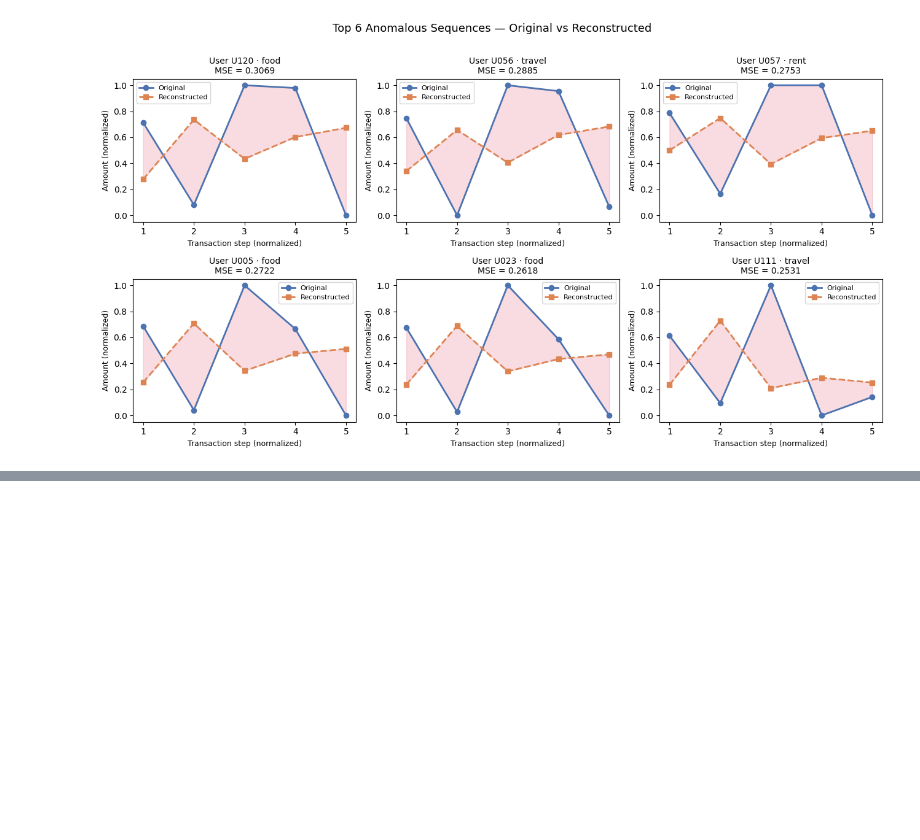
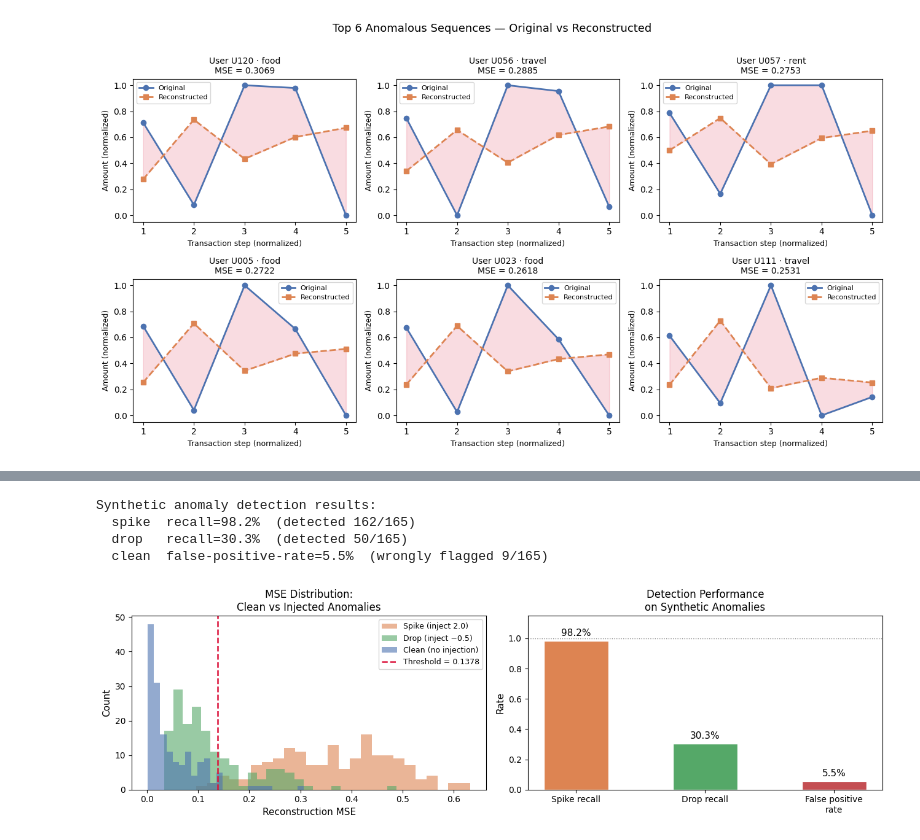
Before and after one commit to sraghbav/freelance-finance-dl, a Jupyter notebook: notebooks/data_demo.ipynb, the cells around one changed output, grey strips where cells are left out. Cells and saved outputs as stored; diff of their text form; code cells hidden in the pictures; blank space fills up the shorter version.

```diff
--- a/notebooks/data_demo.ipynb
+++ b/notebooks/data_demo.ipynb
@@ -461,0 +486,56 @@ The per-category breakdown shows **food, travel, and rent** generate the most an
+# %%
+from freelance_finance_dl.evaluate import synthetic_anomaly_eval
+
+print("Synthetic anomaly detection results:")
+summary, synth_df = synthetic_anomaly_eval(
+    model=model,
+    dataset=dataset,
+    val_indices=list(val_indices),
+    threshold=threshold,
+    device=device_cpu,
+    seed=SEED,
+)
+# %% [output]
+Synthetic anomaly detection results:
+  spike  recall=98.2%  (detected 162/165)
+  drop   recall=30.3%  (detected 50/165)
+  clean  false-positive-rate=5.5%  (wrongly flagged 9/165)
+# %%
+import matplotlib.patches as mpatches
+
+fig, axes = plt.subplots(1, 2, figsize=(13, 4))
+
+# Left: overlapping MSE distributions — clean vs corrupted
+ax = axes[0]
+for atype, color, label in [
+    ("spike", "#DD8452", "Spike (inject 2.0)"),
+    ("drop",  "#55A868", "Drop (inject −0.5)"),
+]:
+    corrupt_mse = synth_df[synth_df["anomaly_type"] == atype]["mse_corrupt"].values
+    ax.hist(corrupt_mse, bins=25, alpha=0.6, color=color, label=label)
+
+clean_mse = synth_df[synth_df["anomaly_type"] == "spike"]["mse_clean"].values
+ax.hist(clean_mse, bins=25, alpha=0.6, color="#4C72B0", label="Clean (no injection)")
+ax.axvline(threshold, color="crimson", linestyle="--", linewidth=1.8,
+           label=f"Threshold = {threshold:.4f}")
+ax.set_xlabel("Reconstruction MSE", fontsize=11)
+ax.set_ylabel("Count", fontsize=11)
+ax.set_title("MSE Distribution:\nClean vs Injected Anomalies", fontsize=12)
+ax.legend(fontsize=9)
+
+# Right: recall and FPR as a bar chart
+ax2 = axes[1]
+labels  = ["Spike recall", "Drop recall", "False positive\nrate"]
+values  = [summary["spike_recall"], summary["drop_recall"], summary["false_positive_rate"]]
+colors  = ["#DD8452", "#55A868", "#C44E52"]
+bars = ax2.bar(labels, values, color=colors, width=0.5, edgecolor="white")
+ax2.bar_label(bars, fmt=lambda v: f"{v:.1%}", padding=4, fontsize=11)
+ax2.set_ylim(0, 1.15)
+ax2.set_ylabel("Rate", fontsize=11)
+ax2.set_title("Detection Performance\non Synthetic Anomalies", fontsize=12)
+ax2.axhline(1.0, color="gray", linestyle=":", linewidth=1)
+
+plt.tight_layout()
+plt.show()
+# %% [output]
+[figure, added]
```
Also changed, not shown: parts of 4 cells of this notebook, 1 other file.
